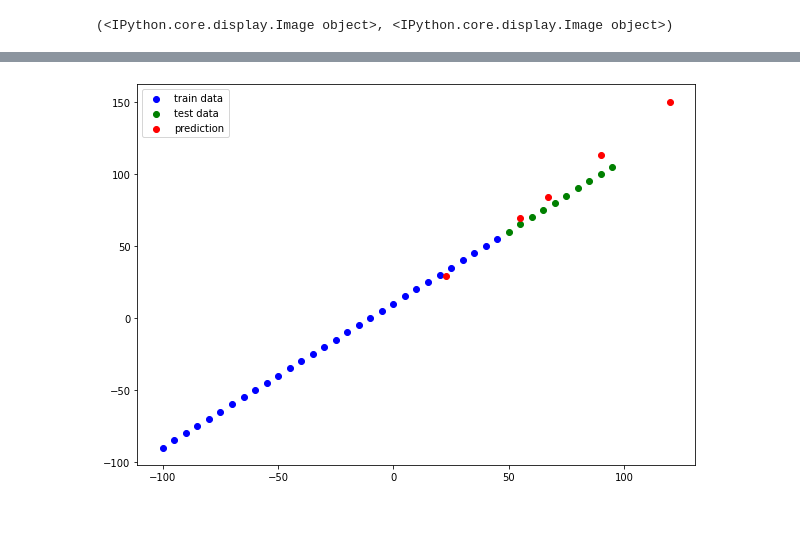
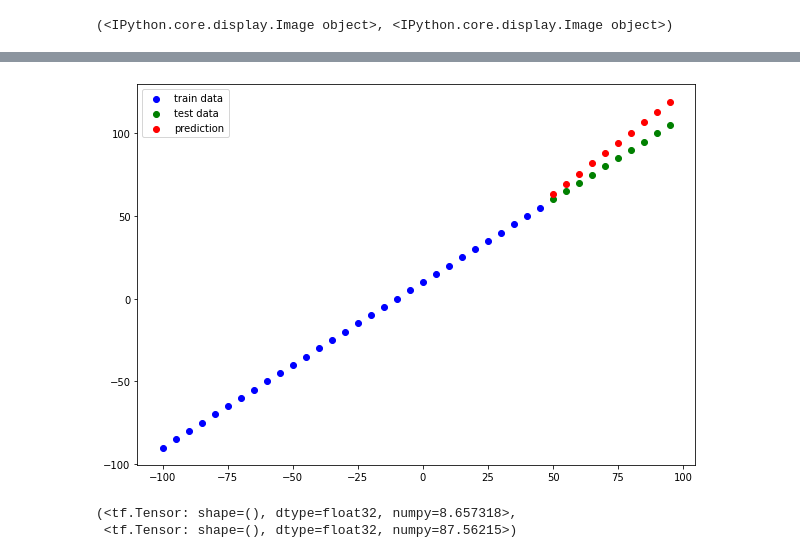
Before and after one commit to xianlinbox/Tensorflow2, a Jupyter notebook: code/neural_network_regression.ipynb, the cells around one changed output, grey strips where cells are left out. Drawn from its saved outputs; the diff is of its cells as text; code cells hidden in the pictures; blank space fills up the shorter version.

Commit message:
show metrics

```diff
--- a/code/neural_network_regression.ipynb
+++ b/code/neural_network_regression.ipynb
@@ -142,8 +142,7 @@ def predict_evaluation_vis(train_x=train_x, train_y=train_y, test_x=test_x, test
     plt.legend()
     plt.show()
 # %%
-pre_x = np.array([23,55,67,90,120])
-pre_y = model.predict(pre_x)
+pre_y = model.predict(test_x)
 
-predict_evaluation_vis(pred_x=pre_x, pred_y=pre_y)
+predict_evaluation_vis(pred_x=test_x, pred_y=pre_y)
 # %% [output]
@@ -151 +150,6 @@ predict_evaluation_vis(pred_x=pre_x, pred_y=pre_y)
-[figure, old version]
+[figure, new version]
+# %%
+tf.metrics.mean_absolute_error(test_y, tf.squeeze(pre_y)), tf.metrics.mean_squared_error(test_y, tf.squeeze(pre_y)), tf.metrics.h (test_y, tf.squeeze(pre_y))
+# %% [output]
+(<tf.Tensor: shape=(), dtype=float32, numpy=8.657318>,
+ <tf.Tensor: shape=(), dtype=float32, numpy=87.56215>)
```
Also changed, not shown: parts of 1 cell of this notebook.
